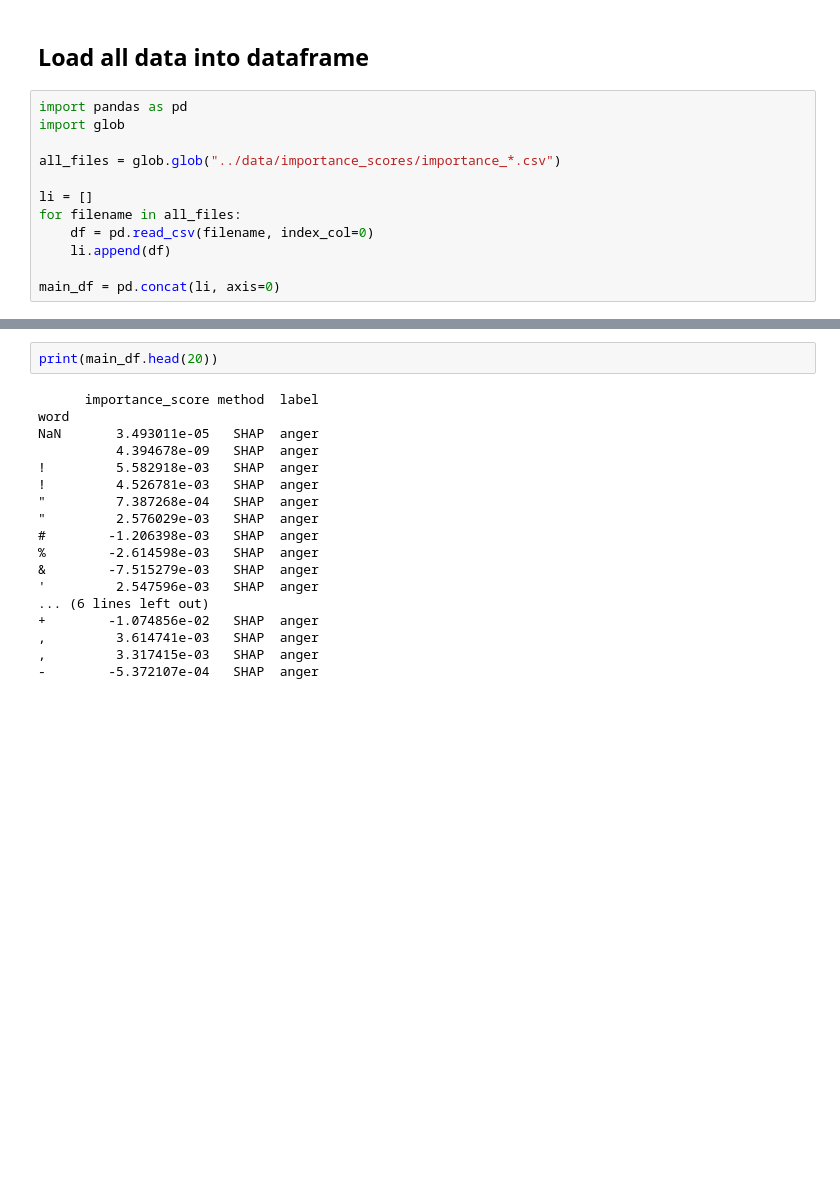
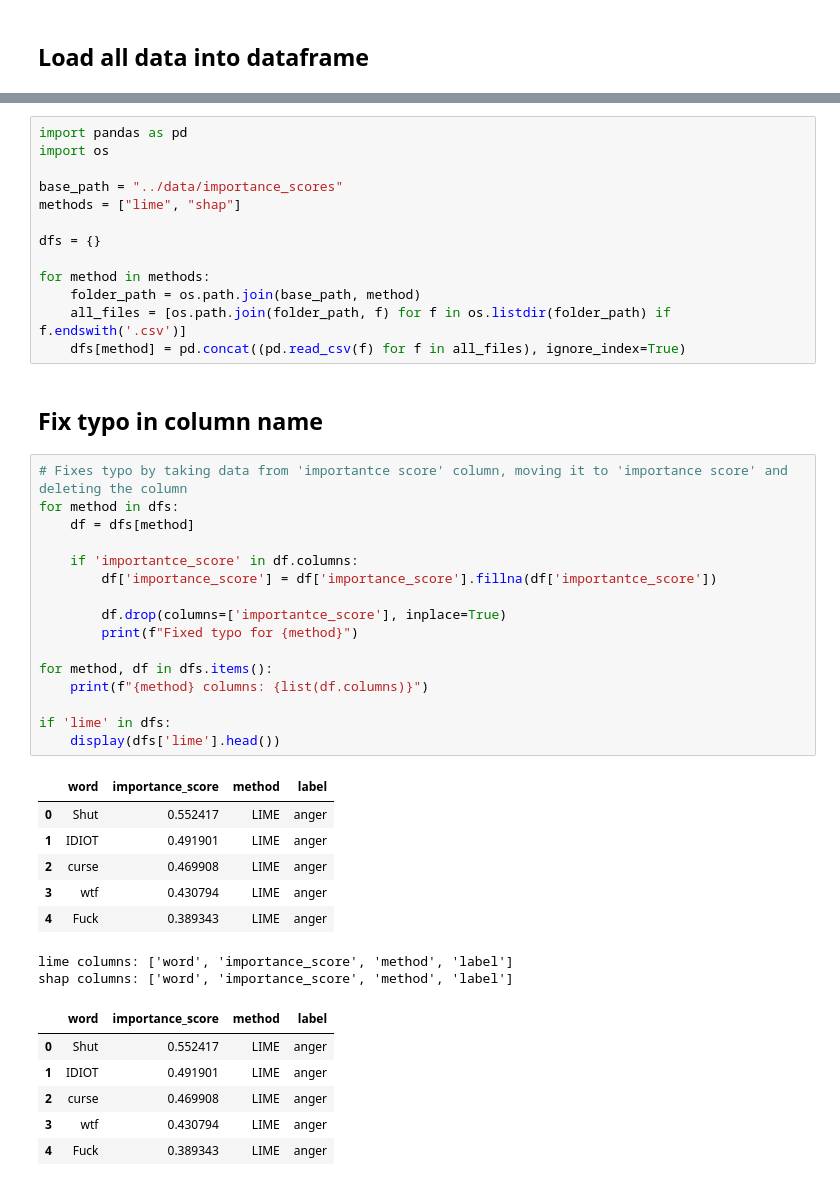
Before and after one commit to BERTsBagels/IMCS3020U_Project_EmotionClassification_Interpretability, a Jupyter notebook: notebooks/comparison_analysis.ipynb, the cells around one changed output, grey strips where cells are left out. Drawn from its saved outputs; the diff is of its cells as text; blank space fills up the shorter version.

```diff
--- a/notebooks/comparison_analysis.ipynb
+++ b/notebooks/comparison_analysis.ipynb
@@ -2,15 +2,3 @@
 # Comparison of SHAP, LIME, IG #
 # %% [markdown]
 ## Load all data into dataframe ##
-# %%
-import pandas as pd
-import glob
-
-all_files = glob.glob("../data/importance_scores/importance_*.csv")
-
-li = []
-for filename in all_files:
-    df = pd.read_csv(filename, index_col=0)
-    li.append(df)
-
-main_df = pd.concat(li, axis=0)
@@ -17,20 +13,46 @@ main_df = pd.concat(li, axis=0)
+# %%
+import pandas as pd
+import os
+
+base_path = "../data/importance_scores"
+methods = ["lime", "shap"]
+
+dfs = {}
+
+for method in methods:
+    folder_path = os.path.join(base_path, method)
+    all_files = [os.path.join(folder_path, f) for f in os.listdir(folder_path) if f.endswith('.csv')]
+    dfs[method] = pd.concat((pd.read_csv(f) for f in all_files), ignore_index=True)
+# %% [markdown]
+## Fix typo in column name
 # %%
-print(main_df.head(20))
+# Fixes typo by taking data from 'importantce score' column, moving it to 'importance score' and deleting the column
+for method in dfs:
+    df = dfs[method]
+
+    if 'importantce_score' in df.columns:
+        df['importance_score'] = df['importance_score'].fillna(df['importantce_score'])
+
+        df.drop(columns=['importantce_score'], inplace=True)
+        print(f"Fixed typo for {method}")
+
+for method, df in dfs.items():
+    print(f"{method} columns: {list(df.columns)}")
+
+if 'lime' in dfs:
+    display(dfs['lime'].head())
 # %% [output]
+|  | word | importance_score | method | label |
+| 0 | Shut | 0.552417 | LIME | anger |
+| 1 | IDIOT | 0.491901 | LIME | anger |
+| 2 | curse | 0.469908 | LIME | anger |
+| 3 | wtf | 0.430794 | LIME | anger |
+| 4 | Fuck | 0.389343 | LIME | anger |
-      importance_score method  label
-word
-NaN       3.493011e-05   SHAP  anger
-          4.394678e-09   SHAP  anger
-!         5.582918e-03   SHAP  anger
-!         4.526781e-03   SHAP  anger
-"         7.387268e-04   SHAP  anger
-"         2.576029e-03   SHAP  anger
-#        -1.206398e-03   SHAP  anger
-%        -2.614598e-03   SHAP  anger
-&        -7.515279e-03   SHAP  anger
-'         2.547596e-03   SHAP  anger
-... (6 lines left out)
-+        -1.074856e-02   SHAP  anger
-,         3.614741e-03   SHAP  anger
-,         3.317415e-03   SHAP  anger
--        -5.372107e-04   SHAP  anger
+lime columns: ['word', 'importance_score', 'method', 'label']
+shap columns: ['word', 'importance_score', 'method', 'label']
+|  | word | importance_score | method | label |
+| 0 | Shut | 0.552417 | LIME | anger |
+| 1 | IDIOT | 0.491901 | LIME | anger |
+| 2 | curse | 0.469908 | LIME | anger |
+| 3 | wtf | 0.430794 | LIME | anger |
+| 4 | Fuck | 0.389343 | LIME | anger |
```
Also changed, not shown: parts of 9 cells of this notebook.
